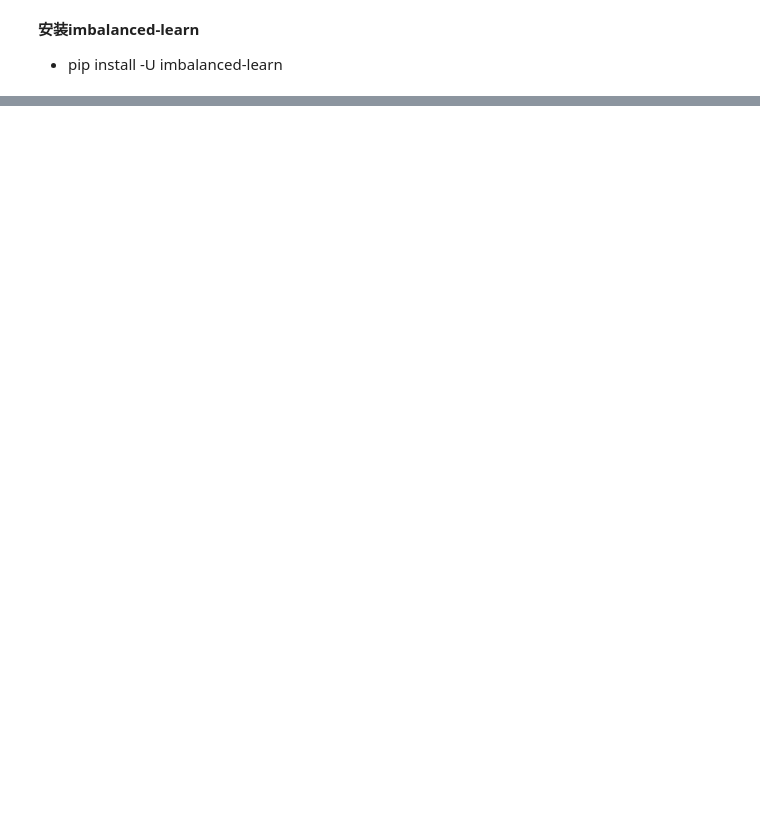
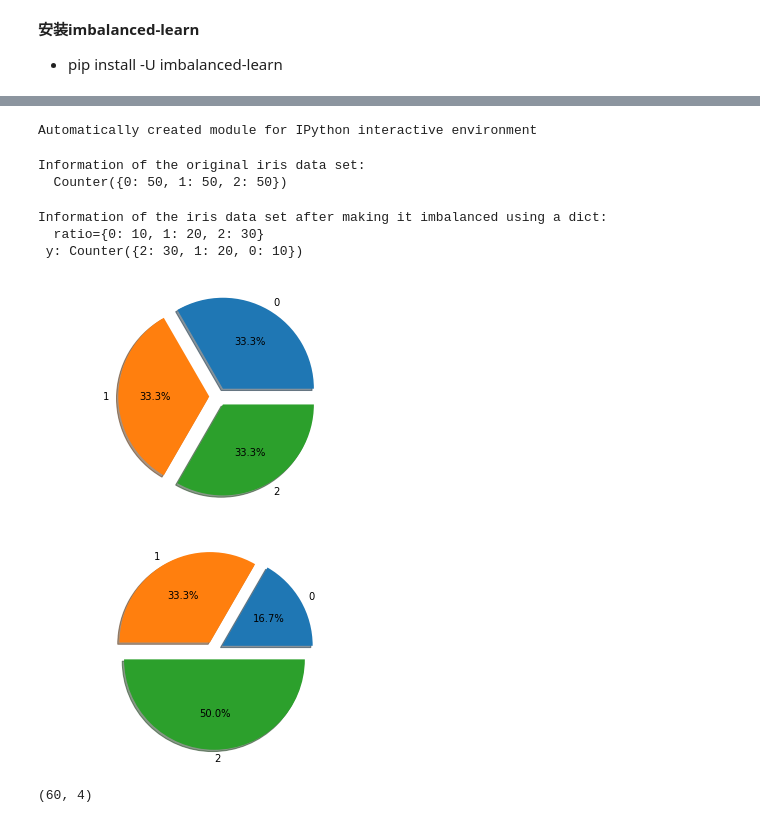
Before and after one commit to Huang-Renpeng/wanmen_newgame, a Jupyter notebook: 什么是好的模型结果.ipynb, the cells around one changed output, grey strips where cells are left out. Cells and saved outputs as stored; diff of their text form; code cells hidden in the pictures; blank space fills up the shorter version.

```diff
--- a/什么是好的模型结果.ipynb
+++ b/什么是好的模型结果.ipynb
@@ -282,0 +285,22 @@ cross_entropy =  0.2932517527119438
+# %%
+from collections import Counter #计数器
+import matplotlib.pyplot as plt   #绘图工具
+from sklearn.datasets import load_iris #经典数据
+from imblearn.datasets import make_imbalance #造不均衡数据
+from imblearn.under_sampling import RandomUnderSampler # resampling
+from imblearn.over_sampling import RandomOverSampler
+%matplotlib inline
+print(__doc__)#__doc__连续两个下划线
+
+def plot_pie(y):  #绘图
+    target_stats = Counter(y)
+    labels =list(target_stats.keys())
+    sizes = list(target_stats.values())
+    explode = tuple([0.1] * len(target_stats))
+
+    fig,ax = plt.subplots()
+    ax.pie(sizes,explode=explode,labels=labels,shadow=True,
+          autopct='%1.1f%%')
+    ax.axis('equal')
+# %% [output]
+Automatically created module for IPython interactive environment
@@ -282,0 +309,25 @@ cross_entropy =  0.2932517527119438
+# %%
+iris = load_iris() #载入数据
+
+print('Information of the original iris data set: \n  {}'.format(
+    Counter(iris.target))) #检查原始数据分布
+plot_pie(iris.target)
+
+ratio = {0:10,1:20,2:30} #人为改变数据分布
+X,y = make_imbalance(iris.data,iris.target,ratio=ratio)
+
+print('Information of the iris data set after making it'
+      ' imbalanced using a dict: \n  ratio={}  \n y: {}'.format(ratio,Counter(y)))
+plot_pie(y)
+# %% [output]
+Information of the original iris data set:
+  Counter({0: 50, 1: 50, 2: 50})
+Information of the iris data set after making it imbalanced using a dict:
+  ratio={0: 10, 1: 20, 2: 30}
+ y: Counter({2: 30, 1: 20, 0: 10})
+[figure, added]
+[figure, added]
+# %%
+X.shape
+# %% [output]
+(60, 4)
```
Also changed, not shown: parts of 15 cells of this notebook, 7 other files.
